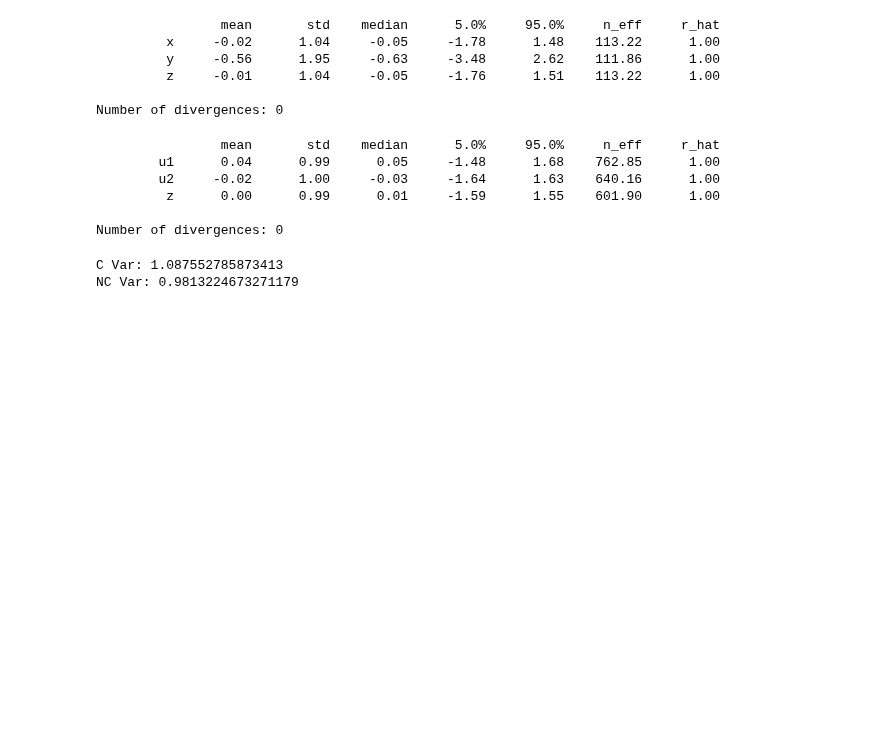
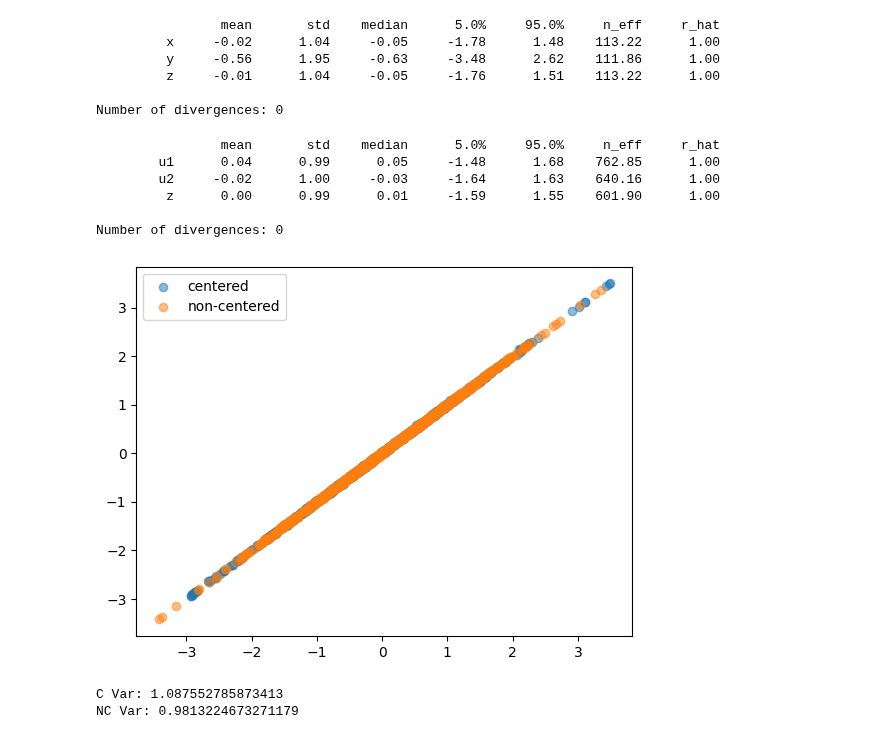
Before and after one commit to 12kleingordon34/Causal_Copulas, a Jupyter notebook: numpyro_samplers/High_Correlation_Exploration.ipynb, the cells around one changed output. Drawn from its saved outputs; the diff is of its cells as text; code cells hidden in the pictures; blank space fills up the shorter version.

```diff
--- a/numpyro_samplers/High_Correlation_Exploration.ipynb
+++ b/numpyro_samplers/High_Correlation_Exploration.ipynb
@@ -280,6 +297,12 @@ Number of divergences: 0
          z      0.00      0.99      0.01     -1.59      1.55    601.90      1.00
 
 Number of divergences: 0
+# %%
+plt.scatter(centered_samples_rho_09999['z'],centered_samples_rho_09999['x'], label='centered', alpha=0.5);
+plt.scatter(noncentered_samples_rho_09999['z'],noncentered_samples_rho_09999['x'], label='non-centered', alpha=0.5);
+plt.legend();
+# %% [output]
+[figure, added]
 # %%
 print(f"C Var: {jnp.var(centered_samples_rho_09999['z'])}")
 print(f"NC Var: {jnp.var(noncentered_samples_rho_09999['z'])}")
```
Also changed, not shown: parts of 5 cells of this notebook.
